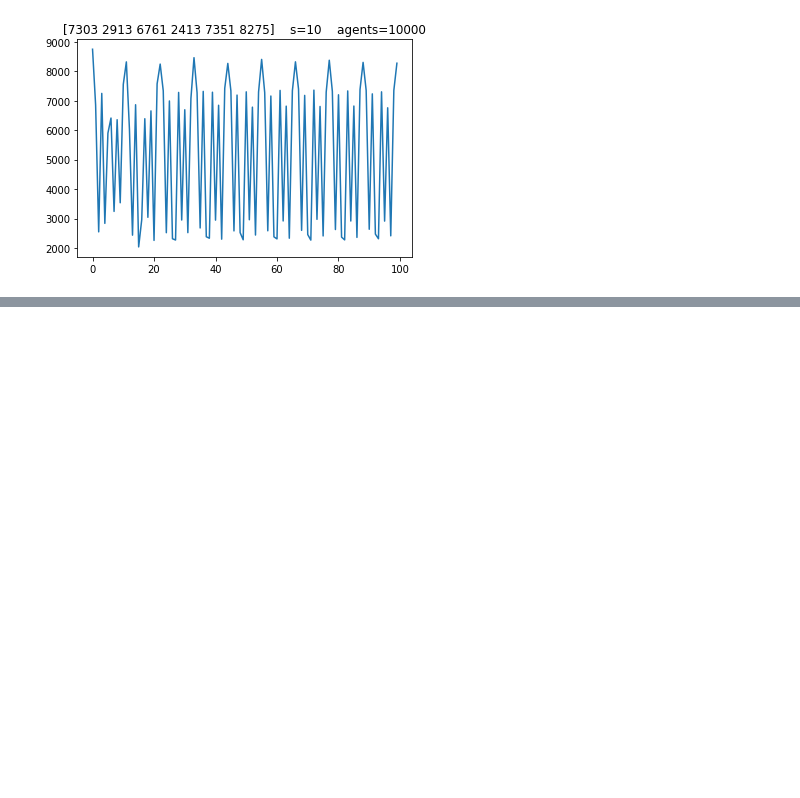
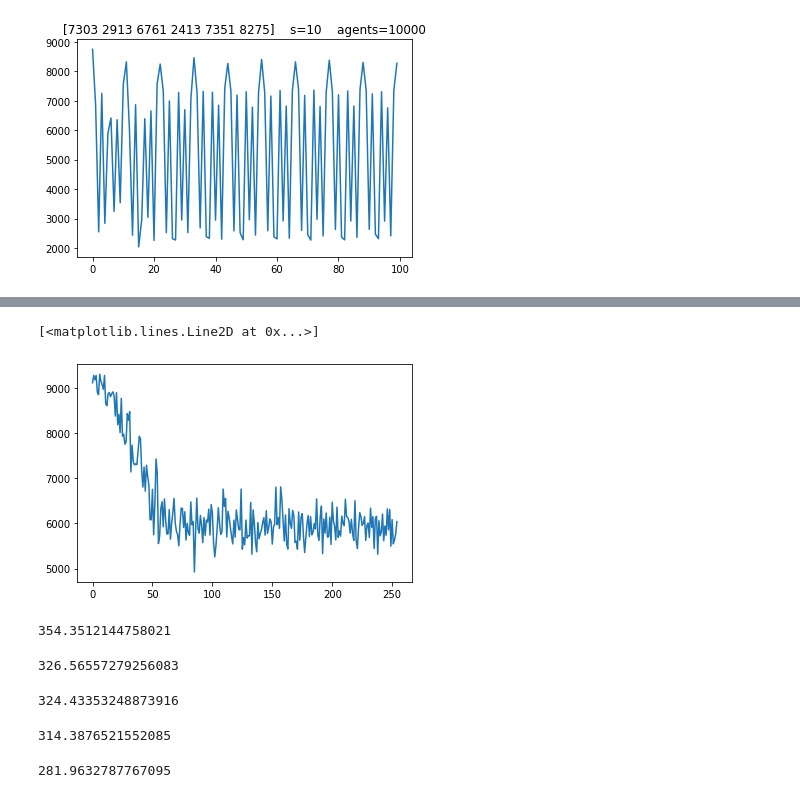
Before and after one commit to rebeku/El-Farol-Bar-Problem, a Jupyter notebook: V5/Grid Plots.ipynb, the cells around one changed output, grey strips where cells are left out. Saved outputs shown, nothing was run; the diff lists cells and outputs as text; code cells hidden in the pictures; blank space fills up the shorter version.

```diff
--- a/V5/Grid Plots.ipynb
+++ b/V5/Grid Plots.ipynb
@@ -331,0 +410,29 @@ for _ in range(n_trials):
+# %%
+hh = [9115,9278,9180,9277,8906,8852,9303,9147,9071,8970,9279,8649,8607,8878,8895,8806,8873,8913,8829,8377,8895,8184,8418,8010,8769,7932,7976,7753,7807,8433,8286,8474,7140,7732,7365,7296,7320,7302,7601,7929,7873,7179,6804,7246,6715,7287,7046,6853,6083,6081,6754,5747,6421,7428,7106,5555,5722,6331,6481,5925,6542,6085,5766,5768,6306,5650,5998,6247,6555,6011,5824,5754,5503,5985,6337,6334,5911,6259,5631,6002,5791,5736,6477,5970,6037,4926,5821,6559,5880,5783,6177,5960,5573,6130,5736,6076,6031,6315,5742,6419,6240]
+
+
+hh = [9115,9278,9180,9277,8906,8852,9303,9147,9071,8970,9279,8649,8607,8878,8895,8806,8873,8913,8829,8377,8895,8184,8418,8010,8769,7932,7976,7753,7807,8433,8286,8474,7140,7732,7365,7296,7320,7302,7601,7929,7873,7179,6804,7246,6715,7287,7046,6853,6083,6081,6754,5747,6421,7428,7106,5555,5722,6331,6481,5925,6542,6085,5766,5768,6306,5650,5998,6247,6555,6011,5824,5754,5503,5985,6337,6334,5911,6259,5631,6002,5791,5736,6477,5970,6037,4926,5821,6559,5880,5783,6177,5960,5573,6130,5736,6076,6031,6315,5742,6419,6240,5583,5258,5516,5890,6347,5992,5754,5812,6761,6373,6551,5698,6270,6129,5912,5712,5546,6073,5697,6298,6079,5870,5856,6760,5430,5685,5526,6073,5676,5728,5723,6467,5318,6298,6019,5587,5372,6020,5659,5774,5861,6023,6127,5741,6280,5777,5907,6099,6036,5542,5914,5991,6804,5972,6127,5889,6810,6520,6045,5610,6186,5541,5433,6326,6004,5891,6288,6168,5579,5608,5430,6253,5628,6135,6217,5735,5355,5679,6002,6176,5708,6149,5748,5802,6000,5875,6542,5748,5622,6137,6382,5332,6099,5784,6231,5697,5705,6139,5535,6469,6050,5942,5633,6361,5691,5835,5718,6161,5996,5951,6534,6148,6134,6048,5785,6091,5779,5626,6502,5620,5442,5897,6238,6149,5953,6005,6151,5623,5955,6006,5689,6337,5912,6151,5443,6100,6158,5317,6059,5726,5806,6207,5615,5944,5737,6322,5859,6310,5498,6084,5546,5637,5765,6041]
+plt.plot(hh)
+# %% [output]
+[<matplotlib.lines.Line2D at 0x...>]
+[figure, added]
+# %%
+np.array(hh[50:]).std()
+# %% [output]
+354.3512144758021
+# %%
+np.array(hh[75:]).std()
+# %% [output]
+326.56557279256083
+# %%
+np.array(hh[100:]).std()
+# %% [output]
+324.43353248873916
+# %%
+np.array(hh[150:]).std()
+# %% [output]
+314.3876521552085
+# %%
+np.array(hh[200:]).std()
+# %% [output]
+281.9632787767095
```
Also changed, not shown: parts of 39 cells of this notebook, 9 other files.
